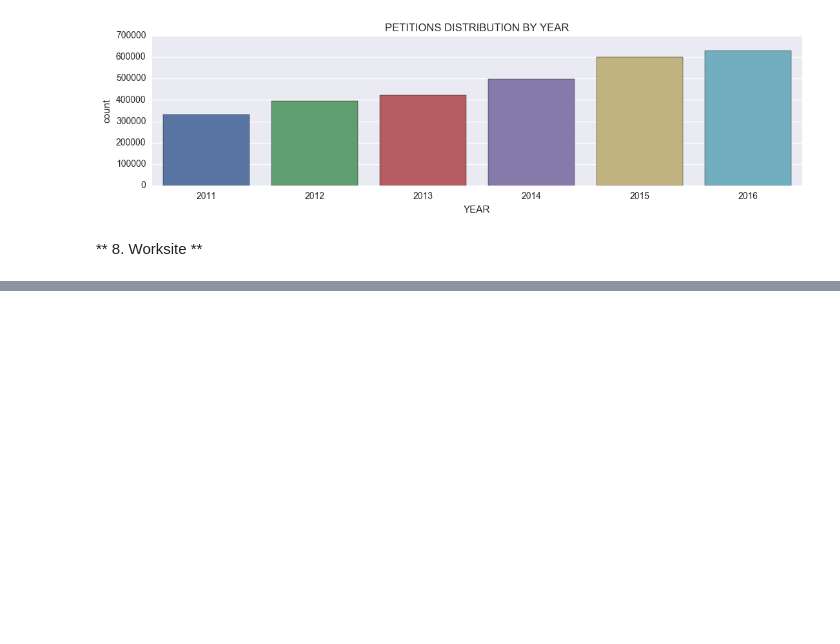
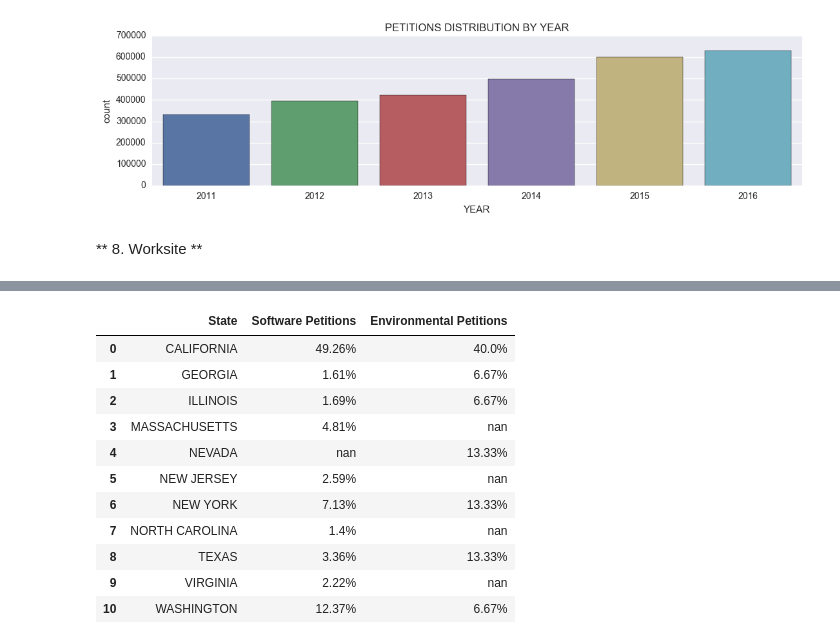
Before and after one commit to eyesballie/kaggle_h1b, a Jupyter notebook: H1bData.ipynb, the cells around one changed output, grey strips where cells are left out. Drawn from its saved outputs; the diff is of its cells as text; code cells hidden in the pictures; blank space fills up the shorter version.

```diff
--- a/H1bData.ipynb
+++ b/H1bData.ipynb
@@ -352,0 +393,29 @@ High five! You successfuly sent some data to your account on plotly. View your p
+# %%
+def software_percent(x):
+    return str(round(x * 100 / 19308, 2)) + '%'
+
+def env_percent(x):
+    return str(round(x * 100/ 15, 2)) + '%'
+# %%
+software_geo = (software_data['STATE'].value_counts()[:10]).apply(software_percent)
+env_geo = (env_data['STATE'].value_counts()[:10]).apply(env_percent)
+geo_data = pd.concat([software_geo, env_geo], axis=1).reset_index()
+geo_data.columns = ['State', 'Software Petitions', 'Environmental Petitions']
+# %%
+styles = [
+    dict(selector="th", props=[("text-align", "center")])
+]
+geo_data.style.set_properties(**{'text-align':'center'}).set_table_styles(styles)
+# %% [output]
+|  | State | Software Petitions | Environmental Petitions |
+| 0 | CALIFORNIA | 49.26% | 40.0% |
+| 1 | GEORGIA | 1.61% | 6.67% |
+| 2 | ILLINOIS | 1.69% | 6.67% |
+| 3 | MASSACHUSETTS | 4.81% | nan |
+| 4 | NEVADA | nan | 13.33% |
+| 5 | NEW JERSEY | 2.59% | nan |
+| 6 | NEW YORK | 7.13% | 13.33% |
+| 7 | NORTH CAROLINA | 1.4% | nan |
+| 8 | TEXAS | 3.36% | 13.33% |
+| 9 | VIRGINIA | 2.22% | nan |
+| 10 | WASHINGTON | 12.37% | 6.67% |
```
Also changed, not shown: parts of 12 cells of this notebook.
